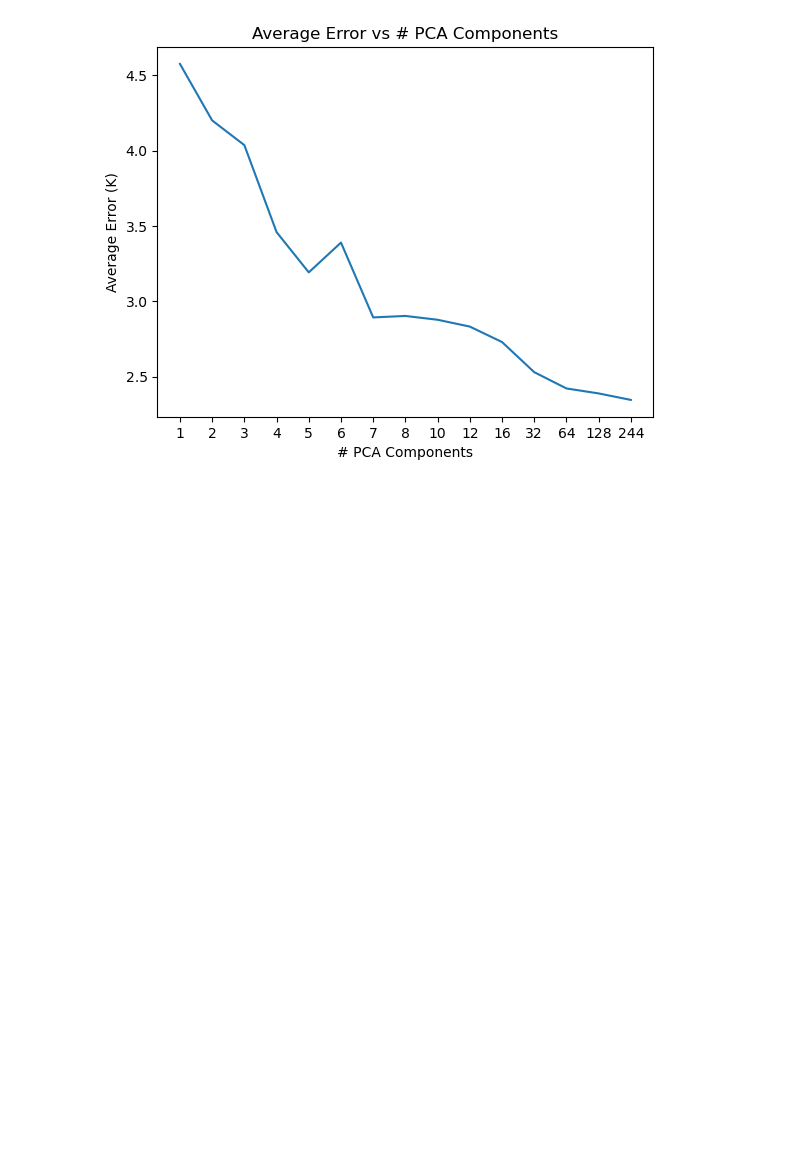
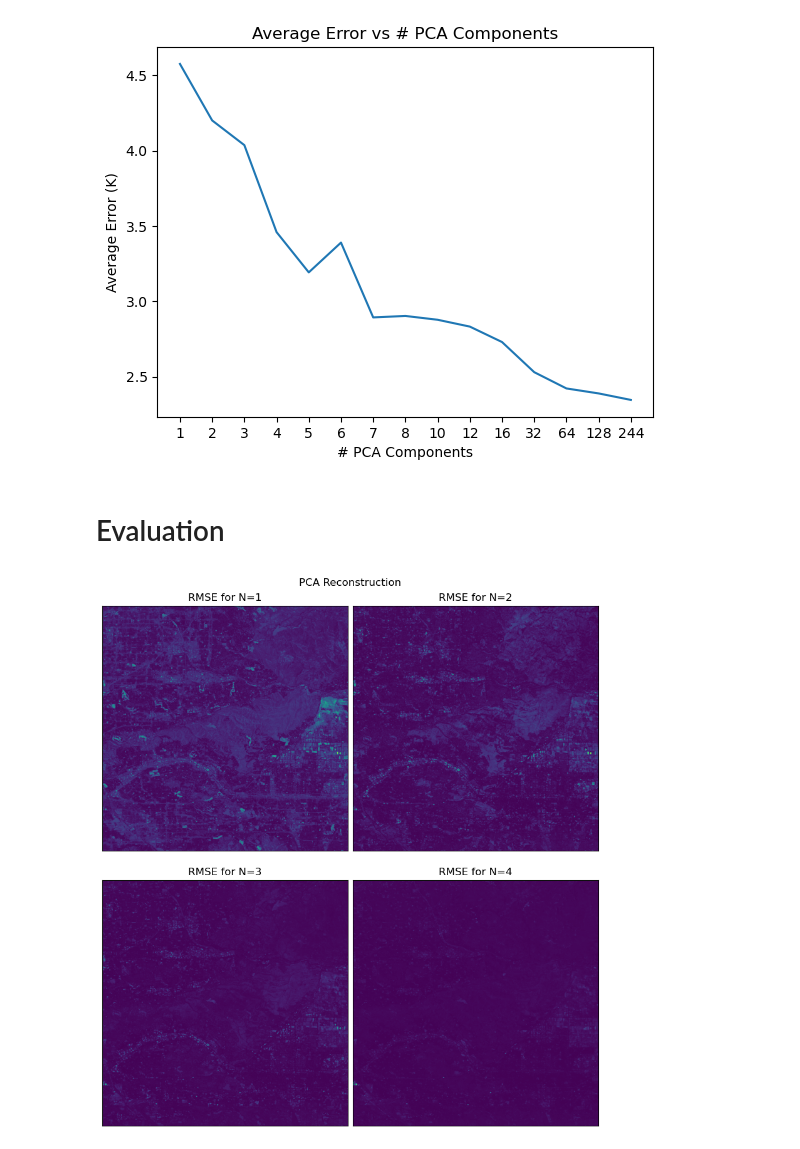
Before and after one commit to DannyCollinson/EMIT-ECOSTRESS, a Jupyter notebook: data_prep/PCA_CNN.ipynb, the cells around one changed output. Saved outputs shown, nothing was run; the diff lists cells and outputs as text; code cells hidden in the pictures; blank space fills up the shorter version.

```diff
--- a/data_prep/PCA_CNN.ipynb
+++ b/data_prep/PCA_CNN.ipynb
@@ -169,3 +167,5 @@ ax.set_xticklabels(n)
 plt.show(fig)
 # %% [output]
 [figure]
+# %% [markdown]
+# Evaluation
@@ -171,0 +238,3 @@ plt.show(fig)
+# %%
+ref = pickle_load(r'Data\Dataset\reflectance.pkl')
+ref = ref.reshape(ref.shape[0] * ref.shape[1], ref.shape[2])
@@ -171,0 +244,52 @@ plt.show(fig)
+# %%
+# ns = [1, 2, 3, 4]#, 5, 6, 7, 8, 10, 12, 16, 20, 25, 32, 42, 48, 64, 128, 200, 244]
+ns = [244]
+
+for i, n_components in enumerate(ns):
+    pca = PCA(n_components=n_components, whiten=True)
+    ref_pca = pca.fit_transform(ref)
+    # ref_recon = pca.inverse_transform(ref_pca)
+    # vals[i, :] = evaluate_PCA_reconstructions(
+    #     ref, ref_recon, n_components, plot=False, text=False
+    # )
+# %%
+# ref = pickle_load(r'Data\Collapsed_Data\for_dim_reduction.pkl')
+ref = pickle_load(r'Data\Dataset\reflectance.pkl')[:768, :, :]
+ref = ref.reshape((ref.shape[0] * ref.shape[1], ref.shape[2]))
+
+vals = np.empty((len(ns), 3))
+
+fig, axs = plt.subplots(2,2, figsize=(8,9), layout='constrained')
+fig.suptitle('PCA Reconstruction')
+axs[0,0].set_title('RMSE for N=1')
+axs[0,0].set_xticks([],[])
+axs[0,0].set_yticks([],[])
+axs[0,1].set_title('RMSE for N=2')
+axs[0,1].set_xticks([],[])
+axs[0,1].set_yticks([],[])
+axs[1,0].set_title('RMSE for N=3')
+axs[1,0].set_xticks([],[])
+axs[1,0].set_yticks([],[])
+axs[1,1].set_title('RMSE for N=4')
+axs[1,1].set_xticks([],[])
+axs[1,1].set_yticks([],[])
+
+l = np.array(l)
+for i, n_components in enumerate(ns):
+    axs[i//2,i%2].imshow(
+        (((ref - l[i,:,:])**2).mean(axis=1)**0.5).reshape((768, 768)),
+        # vmin=0,
+        # vmax=l.mean(axis=2).max(),
+    )
+
+plt.show(fig)
+# df = pd.DataFrame(
+#     {
+#         'N': ns,
+#         'RMSE': vals[:, 0],
+#         'Cosine Distance': vals[:, 1],
+#         'R^2': vals[:, 2],
+#     }
+# )
+# %% [output]
+[figure, added]
```
Also changed, not shown: parts of 13 cells of this notebook, 3 other files.
